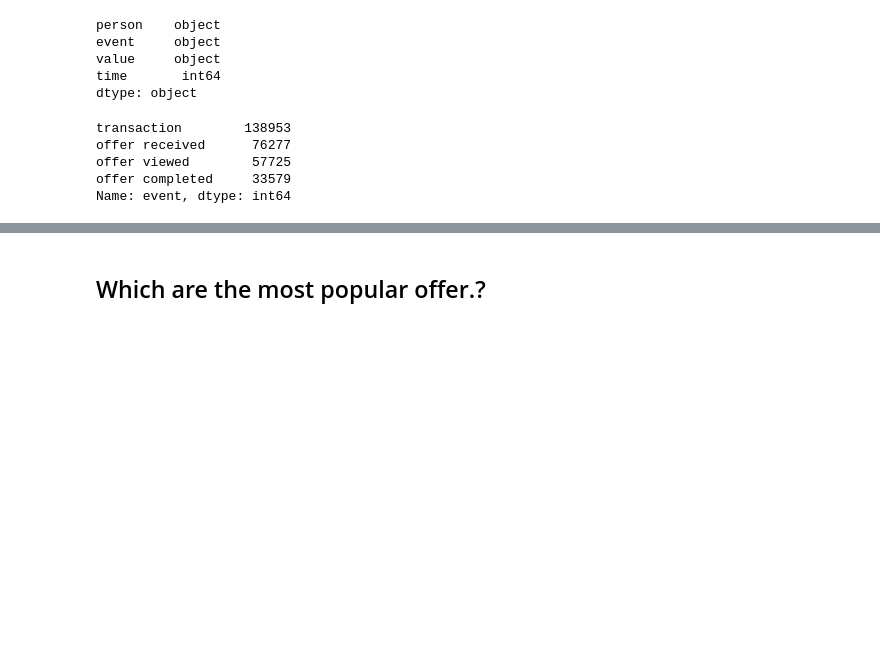
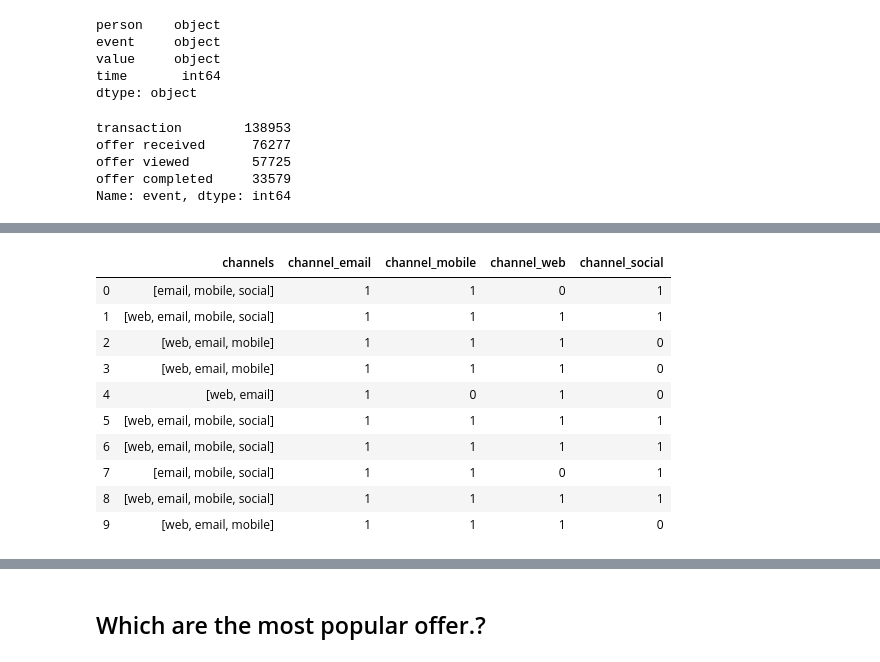
Before and after one commit to ashwanisng/Starbucks-Capstone, a Jupyter notebook: Starbucks Capstone.ipynb, the cells around one changed output, grey strips where cells are left out. Cells and saved outputs as stored; diff of their text form; code cells hidden in the pictures; blank space fills up the shorter version.

```diff
--- a/Starbucks Capstone.ipynb
+++ b/Starbucks Capstone.ipynb
@@ -746,0 +579,14 @@ plt.grid();
+# %%
+# change duration column in hours
+
+portfolio_df['duration'] = portfolio_df['duration']*24
+# %%
+# chnage the column name duration to duration_hours
+
+portfolio_df.rename(columns={'duration':'duration_hours'}, inplace=True)
+# %%
+scaler = MinMaxScaler()
+
+numerical = ['difficulty','reward']
+
+portfolio_df[numerical] = scaler.fit_transform(portfolio_df[numerical])
@@ -746,0 +638,27 @@ plt.grid();
+# %%
+# split channel into diffrent column
+
+portfolio_df['channel_web'] =  portfolio_df['channels'].apply(lambda x: 1 if 'web' in x else 0)
+
+portfolio_df['channel_email'] = portfolio_df['channels'].apply(lambda x: 1 if 'email' in x else 0)
+
+
+portfolio_df['channel_social'] = portfolio_df['channels'].apply(lambda x: 1 if 'social' in x else 0)
+
+portfolio_df['channel_mobile'] = portfolio_df['channels'].apply(lambda x: 1 if 'mobile' in x else 0)
+# %%
+# check the column
+
+portfolio_df[['channels','channel_email','channel_mobile','channel_web','channel_social']]
+# %% [output]
+|  | channels | channel_email | channel_mobile | channel_web | channel_social |
+| 0 | [email, mobile, social] | 1 | 1 | 0 | 1 |
+| 1 | [web, email, mobile, social] | 1 | 1 | 1 | 1 |
+| 2 | [web, email, mobile] | 1 | 1 | 1 | 0 |
+| 3 | [web, email, mobile] | 1 | 1 | 1 | 0 |
+| 4 | [web, email] | 1 | 0 | 1 | 0 |
+| 5 | [web, email, mobile, social] | 1 | 1 | 1 | 1 |
+| 6 | [web, email, mobile, social] | 1 | 1 | 1 | 1 |
+| 7 | [email, mobile, social] | 1 | 1 | 0 | 1 |
+| 8 | [web, email, mobile, social] | 1 | 1 | 1 | 1 |
+| 9 | [web, email, mobile] | 1 | 1 | 1 | 0 |
```
Also changed, not shown: parts of 291 cells of this notebook, 3 other files.
